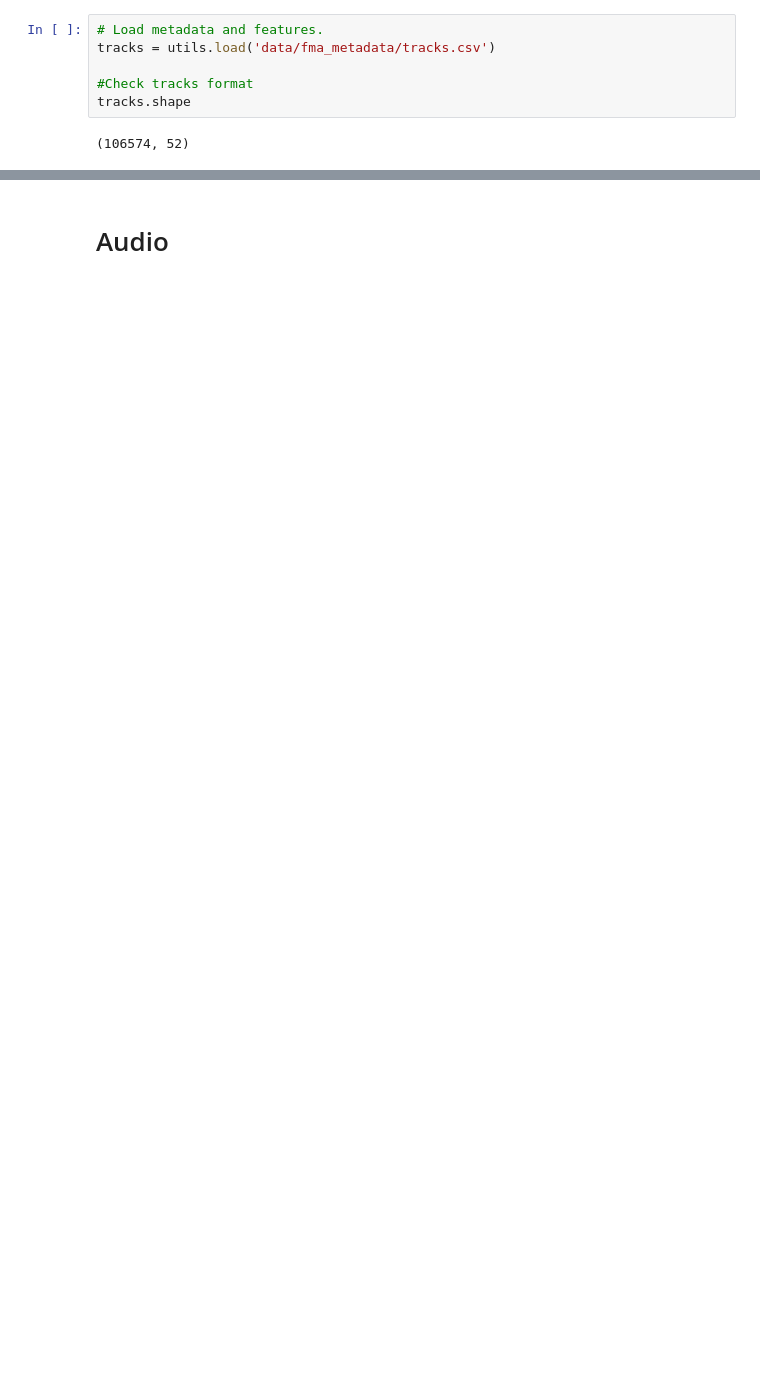
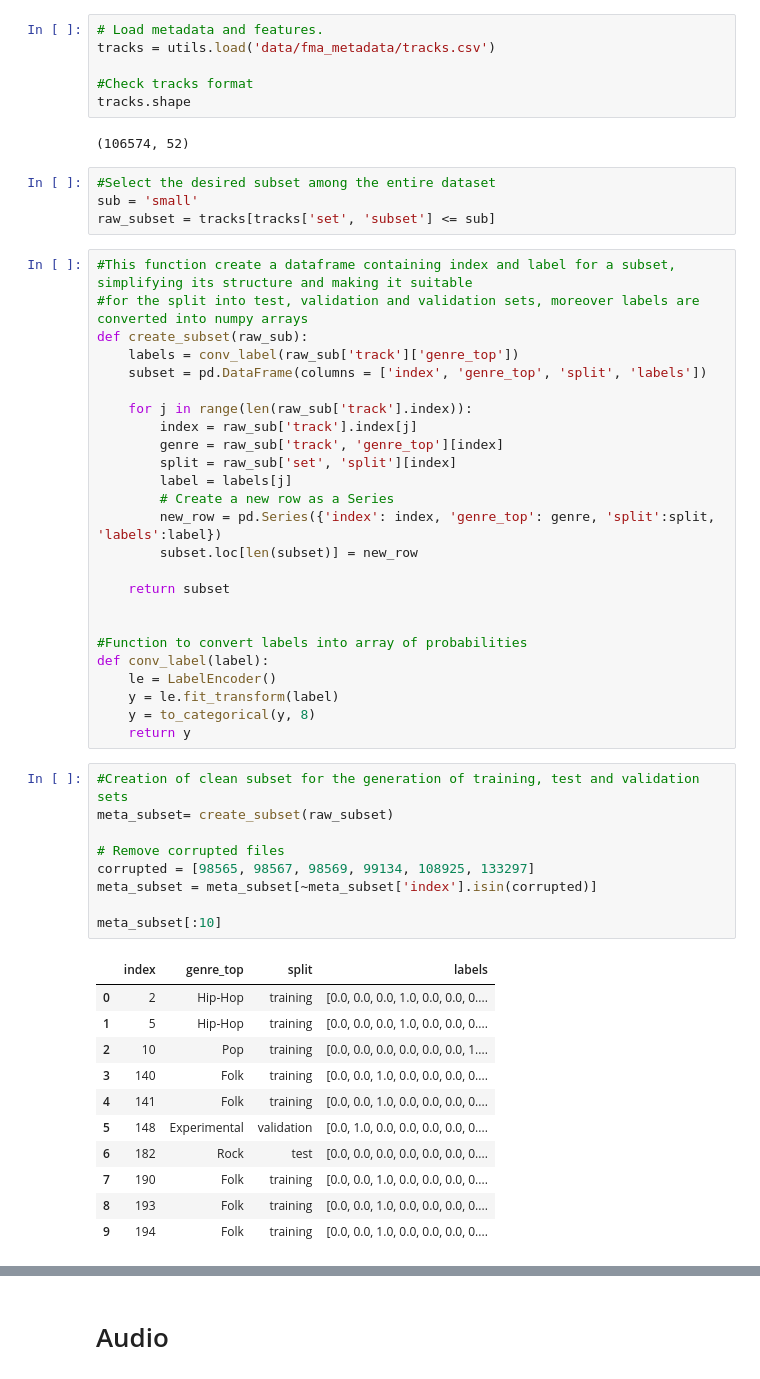
Before and after one commit to AlbertoSaretto/Music-Genre-Recognition, a Jupyter notebook: Final_Notebook.ipynb, the cells around one changed output, grey strips where cells are left out. Cells and saved outputs as stored; diff of their text form; blank space fills up the shorter version.

```diff
--- a/Final_Notebook.ipynb
+++ b/Final_Notebook.ipynb
@@ -42,3 +50,53 @@ tracks = utils.load('data/fma_metadata/tracks.csv')
 tracks.shape
 # %% [output]
 (106574, 52)
+# %%
+#Select the desired subset among the entire dataset
+sub = 'small'
+raw_subset = tracks[tracks['set', 'subset'] <= sub]
+# %%
+#This function create a dataframe containing index and label for a subset, simplifying its structure and making it suitable
+#for the split into test, validation and validation sets, moreover labels are converted into numpy arrays
+def create_subset(raw_sub):
+    labels = conv_label(raw_sub['track']['genre_top'])
+    subset = pd.DataFrame(columns = ['index', 'genre_top', 'split', 'labels'])
+
+    for j in range(len(raw_sub['track'].index)):
+        index = raw_sub['track'].index[j]
+        genre = raw_sub['track', 'genre_top'][index]
+        split = raw_sub['set', 'split'][index]
+        label = labels[j]
+        # Create a new row as a Series
+        new_row = pd.Series({'index': index, 'genre_top': genre, 'split':split, 'labels':label})
+        subset.loc[len(subset)] = new_row
+
+    return subset
+
+
+#Function to convert labels into array of probabilities
+def conv_label(label):
+    le = LabelEncoder()
+    y = le.fit_transform(label)
+    y = to_categorical(y, 8)
+    return y
+# %%
+#Creation of clean subset for the generation of training, test and validation sets
+meta_subset= create_subset(raw_subset)
+
+# Remove corrupted files
+corrupted = [98565, 98567, 98569, 99134, 108925, 133297]
+meta_subset = meta_subset[~meta_subset['index'].isin(corrupted)]
+
+meta_subset[:10]
+# %% [output]
+|  | index | genre_top | split | labels |
+| 0 | 2 | Hip-Hop | training | [0.0, 0.0, 0.0, 1.0, 0.0, 0.0, 0.... |
+| 1 | 5 | Hip-Hop | training | [0.0, 0.0, 0.0, 1.0, 0.0, 0.0, 0.... |
+| 2 | 10 | Pop | training | [0.0, 0.0, 0.0, 0.0, 0.0, 0.0, 1.... |
+| 3 | 140 | Folk | training | [0.0, 0.0, 1.0, 0.0, 0.0, 0.0, 0.... |
+| 4 | 141 | Folk | training | [0.0, 0.0, 1.0, 0.0, 0.0, 0.0, 0.... |
+| 5 | 148 | Experimental | validation | [0.0, 1.0, 0.0, 0.0, 0.0, 0.0, 0.... |
+| 6 | 182 | Rock | test | [0.0, 0.0, 0.0, 0.0, 0.0, 0.0, 0.... |
+| 7 | 190 | Folk | training | [0.0, 0.0, 1.0, 0.0, 0.0, 0.0, 0.... |
+| 8 | 193 | Folk | training | [0.0, 0.0, 1.0, 0.0, 0.0, 0.0, 0.... |
+| 9 | 194 | Folk | training | [0.0, 0.0, 1.0, 0.0, 0.0, 0.0, 0.... |
```
Also changed, not shown: parts of 86 cells of this notebook, 47 other files.
